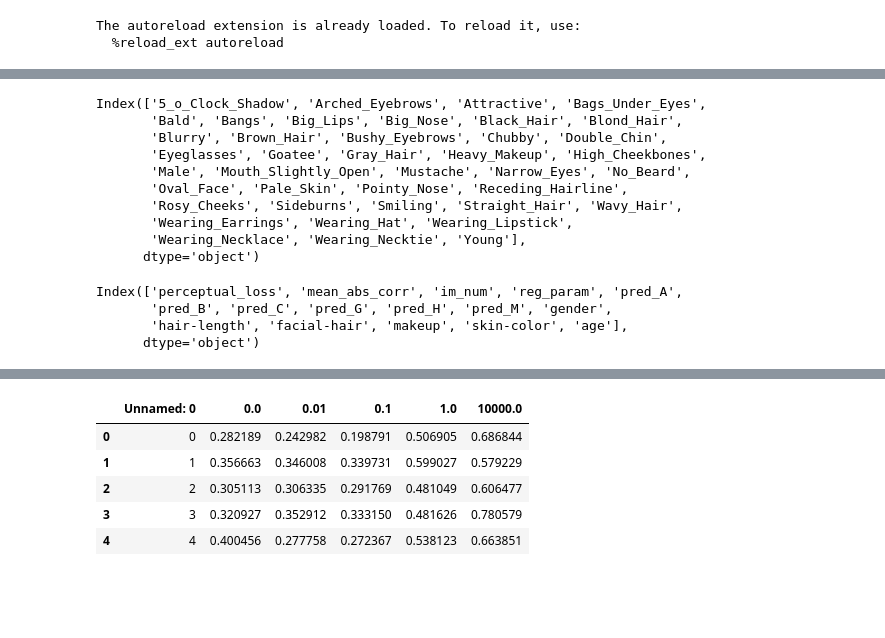
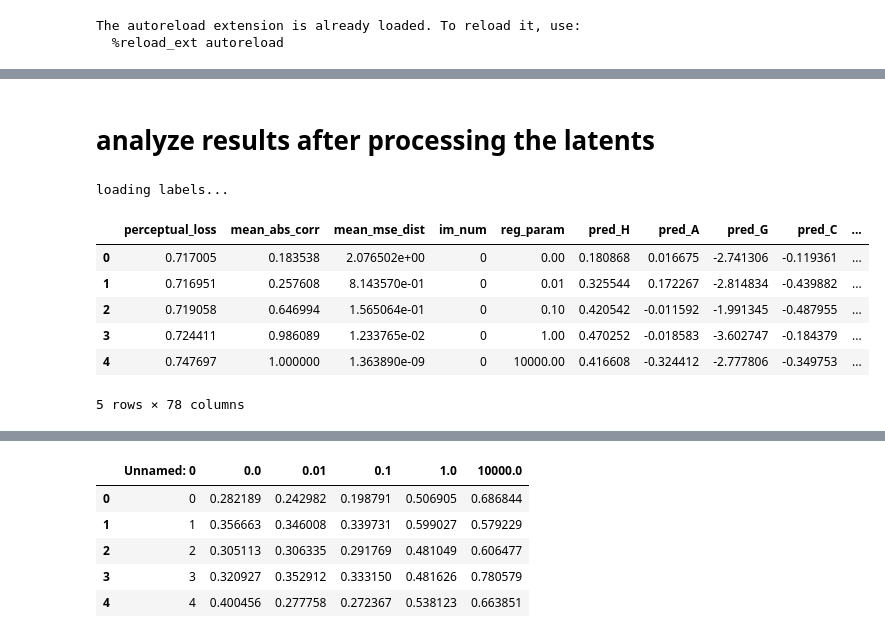
Before and after one commit to csinva/matching-with-gans, a Jupyter notebook: projection_manipulation/09_analyze_projections.ipynb, the cells around one changed output, grey strips where cells are left out. Cells and saved outputs as stored; diff of their text form; code cells hidden in the pictures; blank space fills up the shorter version.

```diff
--- a/projection_manipulation/09_analyze_projections.ipynb
+++ b/projection_manipulation/09_analyze_projections.ipynb
@@ -105,20 +60,25 @@ for k in labs.keys():
-# %%
-labs_full.keys()
-# %% [output]
-Index(['5_o_Clock_Shadow', 'Arched_Eyebrows', 'Attractive', 'Bags_Under_Eyes',
-       'Bald', 'Bangs', 'Big_Lips', 'Big_Nose', 'Black_Hair', 'Blond_Hair',
-       'Blurry', 'Brown_Hair', 'Bushy_Eyebrows', 'Chubby', 'Double_Chin',
-       'Eyeglasses', 'Goatee', 'Gray_Hair', 'Heavy_Makeup', 'High_Cheekbones',
-       'Male', 'Mouth_Slightly_Open', 'Mustache', 'Narrow_Eyes', 'No_Beard',
-       'Oval_Face', 'Pale_Skin', 'Pointy_Nose', 'Receding_Hairline',
-       'Rosy_Cheeks', 'Sideburns', 'Smiling', 'Straight_Hair', 'Wavy_Hair',
-       'Wearing_Earrings', 'Wearing_Hat', 'Wearing_Lipstick',
-       'Wearing_Necklace', 'Wearing_Necktie', 'Young'],
-      dtype='object')
+# %% [markdown]
+# analyze results after processing the latents
+# %%
+latents_processed_file = oj(DIR_PROCESSED, 'processed_latents_300.pkl')
+df = pd.read_pickle(latents_processed_file)
+reg_params = df_latents.reg_param.unique()
+n = int(df.shape[0] / reg_params.size)
+
+# add in all the label keys
+df_labs = data.load_all_labs()[:n]
+for reg_param in reg_params:
+    for k in df_labs.keys():
+        df.loc[df.reg_param == reg_param, k] = df_labs[k]
+# %% [output]
+loading labels...
 # %%
-df.keys()
+df.head()
 # %% [output]
+|  | perceptual_loss | mean_abs_corr | mean_mse_dist | im_num | reg_param | pred_H | pred_A | pred_G | pred_C | ... |
+| 0 | 0.717005 | 0.183538 | 2.076502e+00 | 0 | 0.00 | 0.180868 | 0.016675 | -2.741306 | -0.119361 | ... |
+| 1 | 0.716951 | 0.257608 | 8.143570e-01 | 0 | 0.01 | 0.325544 | 0.172267 | -2.814834 | -0.439882 | ... |
+| 2 | 0.719058 | 0.646994 | 1.565064e-01 | 0 | 0.10 | 0.420542 | -0.011592 | -1.991345 | -0.487955 | ... |
+| 3 | 0.724411 | 0.986089 | 1.233765e-02 | 0 | 1.00 | 0.470252 | -0.018583 | -3.602747 | -0.184379 | ... |
+| 4 | 0.747697 | 1.000000 | 1.363890e-09 | 0 | 10000.00 | 0.416608 | -0.324412 | -2.777806 | -0.349753 | ... |
-Index(['perceptual_loss', 'mean_abs_corr', 'im_num', 'reg_param', 'pred_A',
-       'pred_B', 'pred_C', 'pred_G', 'pred_H', 'pred_M', 'gender',
-       'hair-length', 'facial-hair', 'makeup', 'skin-color', 'age'],
-      dtype='object')
+5 rows × 78 columns
```
Also changed, not shown: parts of 32 cells of this notebook, 6 other files.
